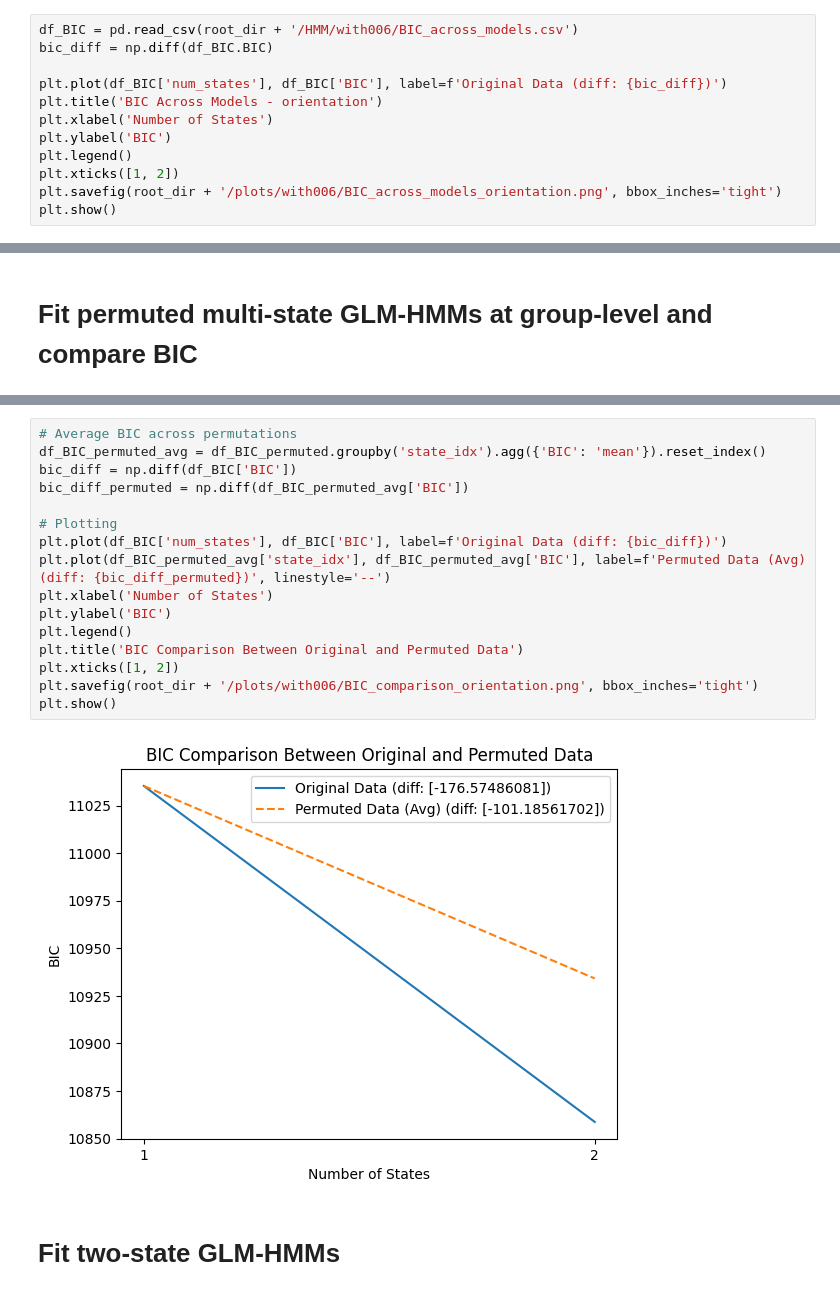
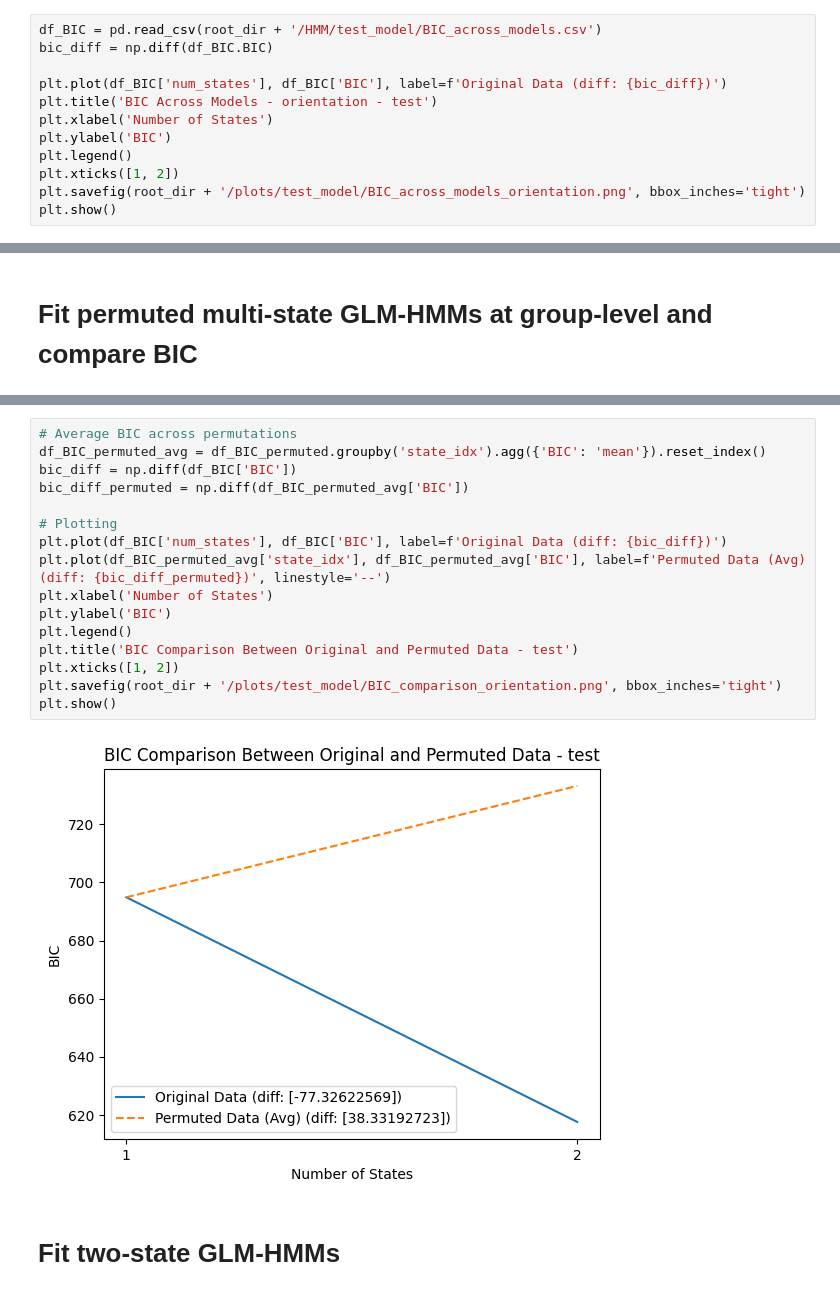
Before and after one commit to cocoltre/Visual-Perception, a Jupyter notebook: GLM_HMM_predictive_templates.ipynb, the cells around one changed output, grey strips where cells are left out. Cells and saved outputs as stored; diff of their text form.

```diff
--- a/GLM_HMM_predictive_templates.ipynb
+++ b/GLM_HMM_predictive_templates.ipynb
@@ -209,13 +282,13 @@ if save_data:
 # %%
-df_BIC = pd.read_csv(root_dir + '/HMM/with006/BIC_across_models.csv')
+df_BIC = pd.read_csv(root_dir + '/HMM/test_model/BIC_across_models.csv')
 bic_diff = np.diff(df_BIC.BIC)
 
 plt.plot(df_BIC['num_states'], df_BIC['BIC'], label=f'Original Data (diff: {bic_diff})')
-plt.title('BIC Across Models - orientation')
+plt.title('BIC Across Models - orientation - test')
 plt.xlabel('Number of States')
 plt.ylabel('BIC')
 plt.legend()
 plt.xticks([1, 2])
-plt.savefig(root_dir + '/plots/with006/BIC_across_models_orientation.png', bbox_inches='tight')
+plt.savefig(root_dir + '/plots/test_model/BIC_across_models_orientation.png', bbox_inches='tight')
 plt.show()
 # %% [output]
@@ -279,21 +352,21 @@ Permutation 99, State 1
 # %%
 # Average BIC across permutations
 df_BIC_permuted_avg = df_BIC_permuted.groupby('state_idx').agg({'BIC': 'mean'}).reset_index()
 bic_diff = np.diff(df_BIC['BIC'])
 bic_diff_permuted = np.diff(df_BIC_permuted_avg['BIC'])
 
 # Plotting
 plt.plot(df_BIC['num_states'], df_BIC['BIC'], label=f'Original Data (diff: {bic_diff})')
 plt.plot(df_BIC_permuted_avg['state_idx'], df_BIC_permuted_avg['BIC'], label=f'Permuted Data (Avg) (diff: {bic_diff_permuted})', linestyle='--')
 plt.xlabel('Number of States')
 plt.ylabel('BIC')
 plt.legend()
-plt.title('BIC Comparison Between Original and Permuted Data')
+plt.title('BIC Comparison Between Original and Permuted Data - test')
 plt.xticks([1, 2])
-plt.savefig(root_dir + '/plots/with006/BIC_comparison_orientation.png', bbox_inches='tight')
+plt.savefig(root_dir + '/plots/test_model/BIC_comparison_orientation.png', bbox_inches='tight')
 plt.show()
 # %% [output]
-[figure, old version]
+[figure, new version]
 # %% [markdown]
 # Fit two-state GLM-HMMs
 # %%
```
Also changed, not shown: parts of 20 cells of this notebook, 15 other files.
